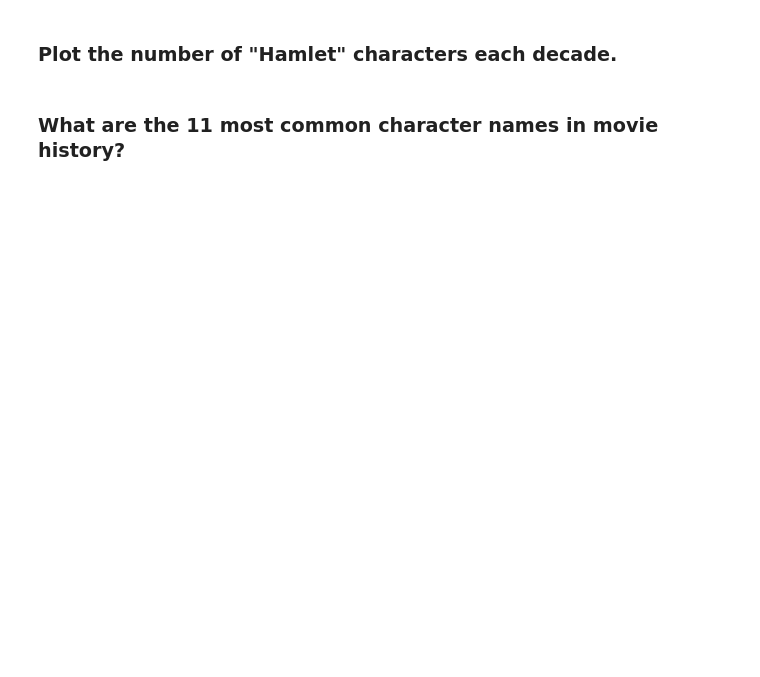
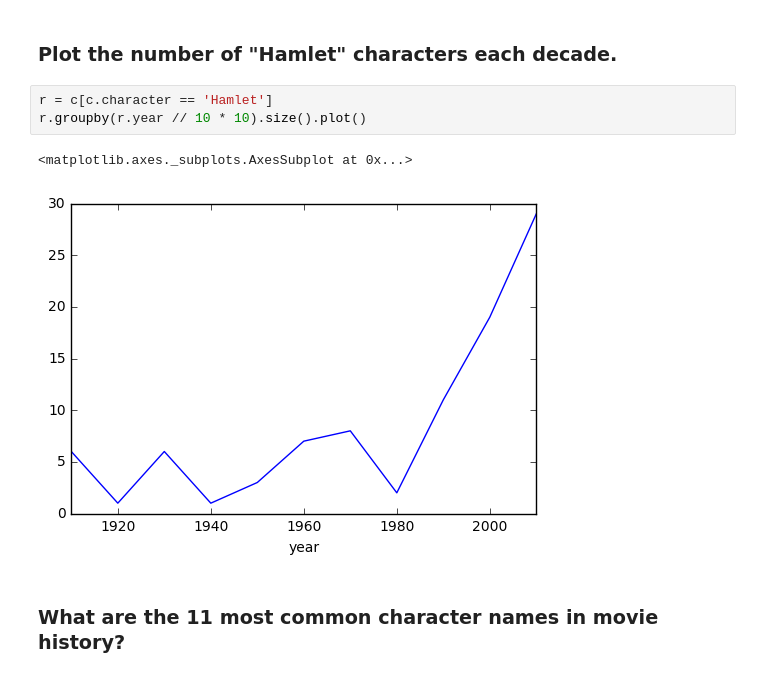
Before and after one commit to ababen/pycon-pandas-tutorial, a Jupyter notebook: Exercises-2.ipynb, the cells around one changed output. Cells and saved outputs as stored; diff of their text form; blank space fills up the shorter version.

```diff
--- a/Exercises-2.ipynb
+++ b/Exercises-2.ipynb
@@ -80,4 +120,10 @@ dtype: int64
 # %% [markdown]
 ### Plot the number of "Hamlet" characters each decade.
+# %%
+r = c[c.character == 'Hamlet']
+r.groupby(r.year // 10 * 10).size().plot()
+# %% [output]
+<matplotlib.axes._subplots.AxesSubplot at 0x...>
+[figure, added]
 # %% [markdown]
 ### What are the 11 most common character names in movie history?
```
Also changed, not shown: parts of 24 cells of this notebook, 2 other files.
